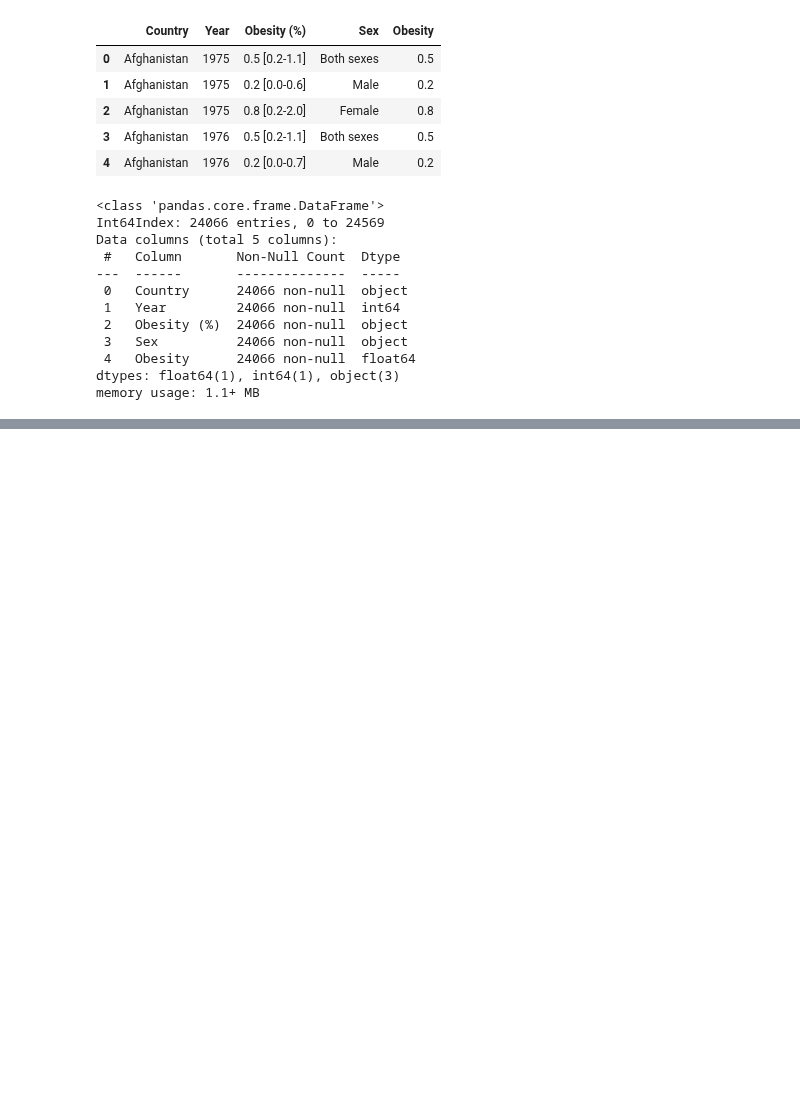
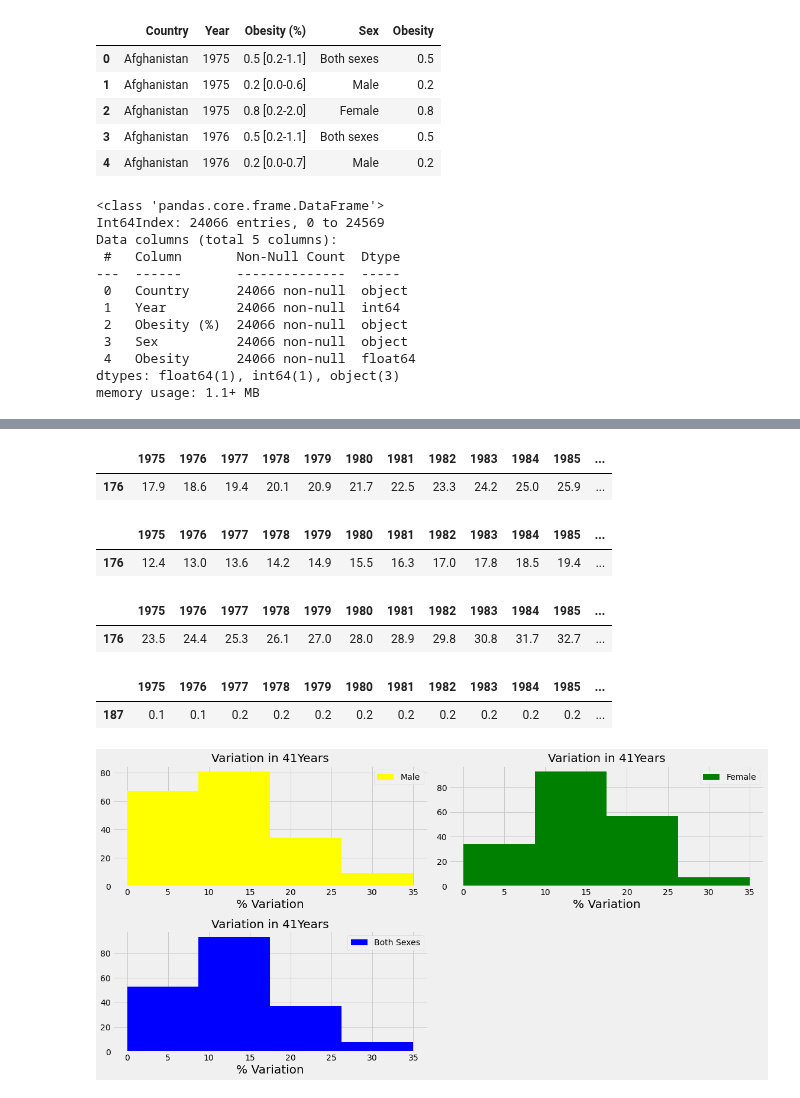
Before and after one commit to HopesDad/Py_ML_Deep_Learning, a Jupyter notebook: Obesity_Countries_EDA.ipynb, the cells around one changed output, grey strips where cells are left out. Cells and saved outputs as stored; diff of their text form; code cells hidden in the pictures; blank space fills up the shorter version.

```diff
--- a/Obesity_Countries_EDA.ipynb
+++ b/Obesity_Countries_EDA.ipynb
@@ -143,0 +182,4 @@ memory usage: 1.1+ MB
+# %%
+countries = data3["Country"].unique()
+# %%
+years = data3["Year"].unique()
@@ -143,0 +222,4 @@ memory usage: 1.1+ MB
+# %%
+df_all_sexes['variation'] = df_all_sexes[2016] - df_all_sexes[1975]
+df_male['variation'] = df_male[2016] - df_male[1975]
+df_female['variation'] = df_female[2016] - df_female[1975]
@@ -143,0 +262,50 @@ memory usage: 1.1+ MB
+# %%
+df_all_sexes[df_all_sexes['variation'] == df_all_sexes['variation'].max()]
+# %% [output]
+|  | 1975 | 1976 | 1977 | 1978 | 1979 | 1980 | 1981 | 1982 | 1983 | 1984 | 1985 | ... |
+| 176 | 17.9 | 18.6 | 19.4 | 20.1 | 20.9 | 21.7 | 22.5 | 23.3 | 24.2 | 25.0 | 25.9 | ... |
+# %%
+df_male[df_male['variation'] == df_male['variation'].max()]
+# %% [output]
+|  | 1975 | 1976 | 1977 | 1978 | 1979 | 1980 | 1981 | 1982 | 1983 | 1984 | 1985 | ... |
+| 176 | 12.4 | 13.0 | 13.6 | 14.2 | 14.9 | 15.5 | 16.3 | 17.0 | 17.8 | 18.5 | 19.4 | ... |
+# %%
+df_female[df_female['variation'] == df_female['variation'].max()]
+# %% [output]
+|  | 1975 | 1976 | 1977 | 1978 | 1979 | 1980 | 1981 | 1982 | 1983 | 1984 | 1985 | ... |
+| 176 | 23.5 | 24.4 | 25.3 | 26.1 | 27.0 | 28.0 | 28.9 | 29.8 | 30.8 | 31.7 | 32.7 | ... |
+# %%
+df_all_sexes[df_all_sexes["variation"] == df_all_sexes["variation"].min()]
+# %% [output]
+|  | 1975 | 1976 | 1977 | 1978 | 1979 | 1980 | 1981 | 1982 | 1983 | 1984 | 1985 | ... |
+| 187 | 0.1 | 0.1 | 0.2 | 0.2 | 0.2 | 0.2 | 0.2 | 0.2 | 0.2 | 0.2 | 0.2 | ... |
+# %%
+fig = plt.figure()
+plt.subplot(2, 2, 1)
+rcParams['figure.figsize'] = 16, 8
+bins=np.linspace(0, 35, 5)
+plt.hist(df_male["variation"],bins=bins, facecolor='yellow', label="Male" )
+plt.xlabel('% Variation', fontsize=20)
+plt.title('Variation in ' + str(2016-1975) + 'Years', fontsize=20)
+plt.style.use('fivethirtyeight')
+plt.grid(True)
+plt.legend()
+plt.tight_layout()
+plt.subplot(2, 2, 2)
+plt.hist(df_female["variation"],bins=bins, facecolor='green', label="Female" )
+plt.xlabel('% Variation', fontsize=20)
+plt.title('Variation in ' + str(2016-1975) + 'Years', fontsize=20)
+plt.style.use('fivethirtyeight')
+plt.grid(True)
+plt.legend()
+plt.tight_layout()
+plt.subplot(2, 2, 3)
+plt.hist(df_all_sexes["variation"],bins=bins,facecolor='blue', label="Both Sexes")
+plt.xlabel('% Variation', fontsize=20)
+plt.title('Variation in ' + str(2016-1975) + 'Years', fontsize=20)
+plt.style.use('fivethirtyeight')
+plt.grid(True)
+plt.legend()
+plt.tight_layout()
+# %% [output]
+[figure, added]
```
Also changed, not shown: parts of 14 cells of this notebook.
